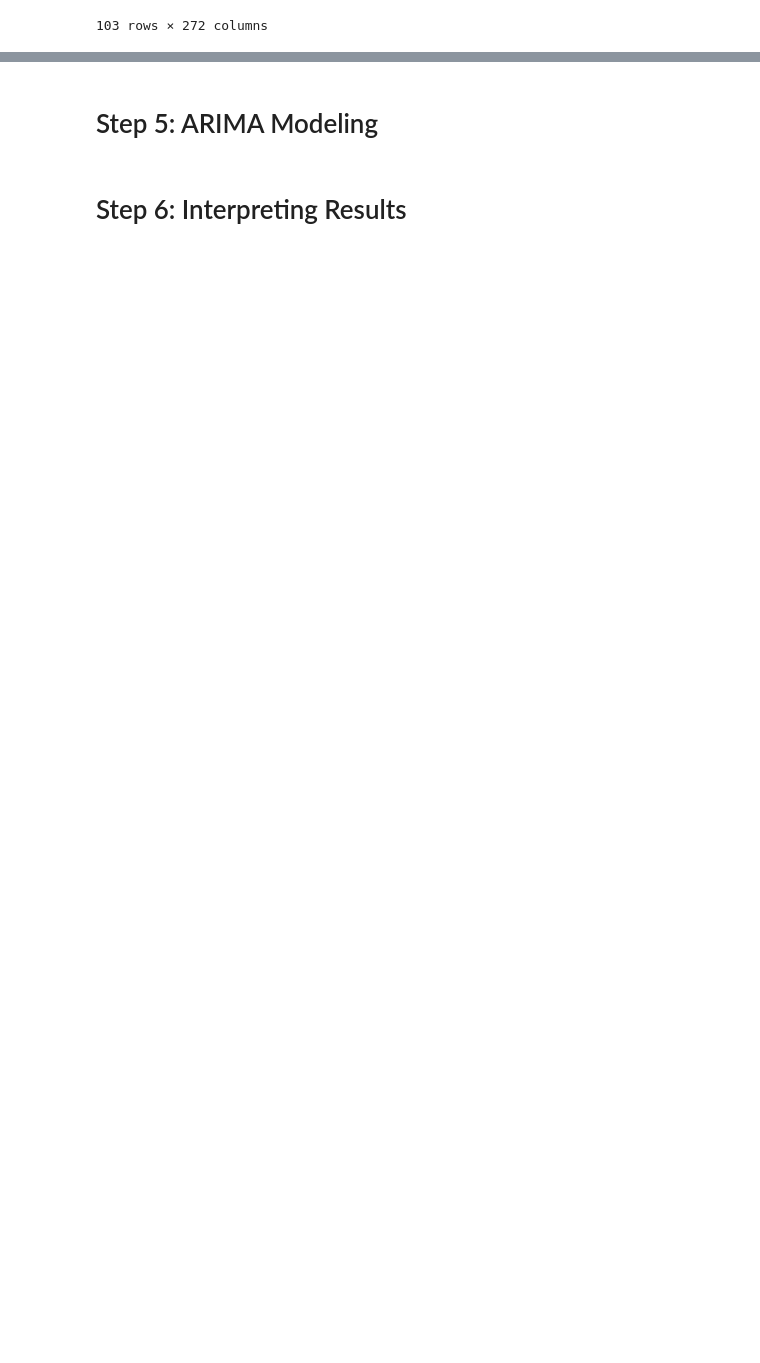
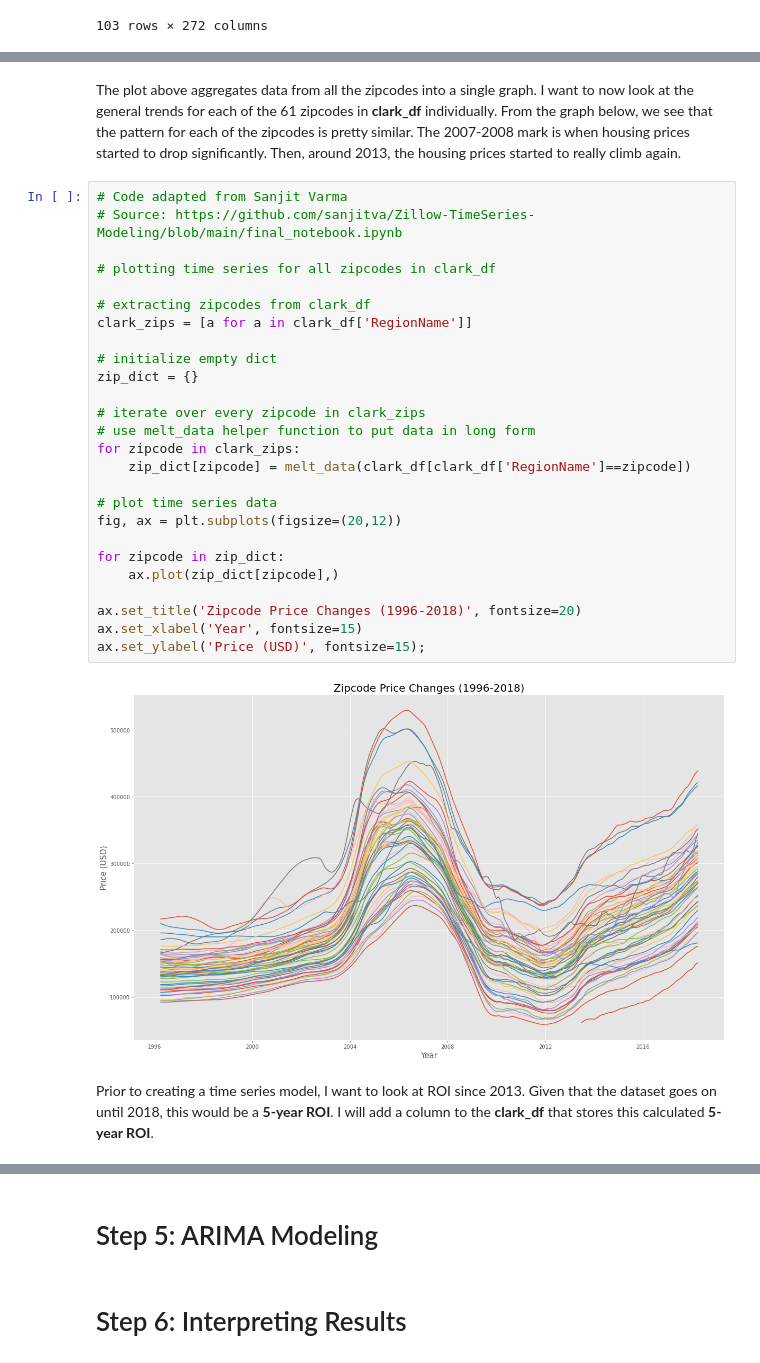
Before and after one commit to jbenedito99/Zipcode-Time-Series-Modeling, a Jupyter notebook: time-series/notebook.ipynb, the cells around one changed output, grey strips where cells are left out. Saved outputs shown, nothing was run; the diff lists cells and outputs as text; blank space fills up the shorter version.

```diff
--- a/time-series/notebook.ipynb
+++ b/time-series/notebook.ipynb
@@ -148,0 +160,32 @@ melt_data(clark_df)
+# %% [markdown]
+The plot above aggregates data from all the zipcodes into a single graph. I want to now look at the general trends for each of the 61 zipcodes in <b>clark_df</b> individually. From the graph below, we see that the pattern for each of the zipcodes is pretty similar. The 2007-2008 mark is when housing prices started to drop significantly. Then, around 2013, the housing prices started to really climb again.
+# %%
+# Code adapted from Sanjit Varma
+# Source: https://github.com/sanjitva/Zillow-TimeSeries-Modeling/blob/main/final_notebook.ipynb
+
+# plotting time series for all zipcodes in clark_df
+
+# extracting zipcodes from clark_df
+clark_zips = [a for a in clark_df['RegionName']]
+
+# initialize empty dict
+zip_dict = {}
+
+# iterate over every zipcode in clark_zips
+# use melt_data helper function to put data in long form
+for zipcode in clark_zips:
+    zip_dict[zipcode] = melt_data(clark_df[clark_df['RegionName']==zipcode])
+
+# plot time series data
+fig, ax = plt.subplots(figsize=(20,12))
+
+for zipcode in zip_dict:
+    ax.plot(zip_dict[zipcode],)
+
+ax.set_title('Zipcode Price Changes (1996-2018)', fontsize=20)
+ax.set_xlabel('Year', fontsize=15)
+ax.set_ylabel('Price (USD)', fontsize=15);
+# %% [output]
+[figure, added]
+# %% [markdown]
+Prior to creating a time series model, I want to look at ROI since 2013. Given that the dataset goes on until 2018, this would be a <b>5-year ROI</b>. I will add a column to the <b>clark_df</b> that stores this calculated <b>5-year ROI</b>.
```
Also changed, not shown: parts of 17 cells of this notebook.
